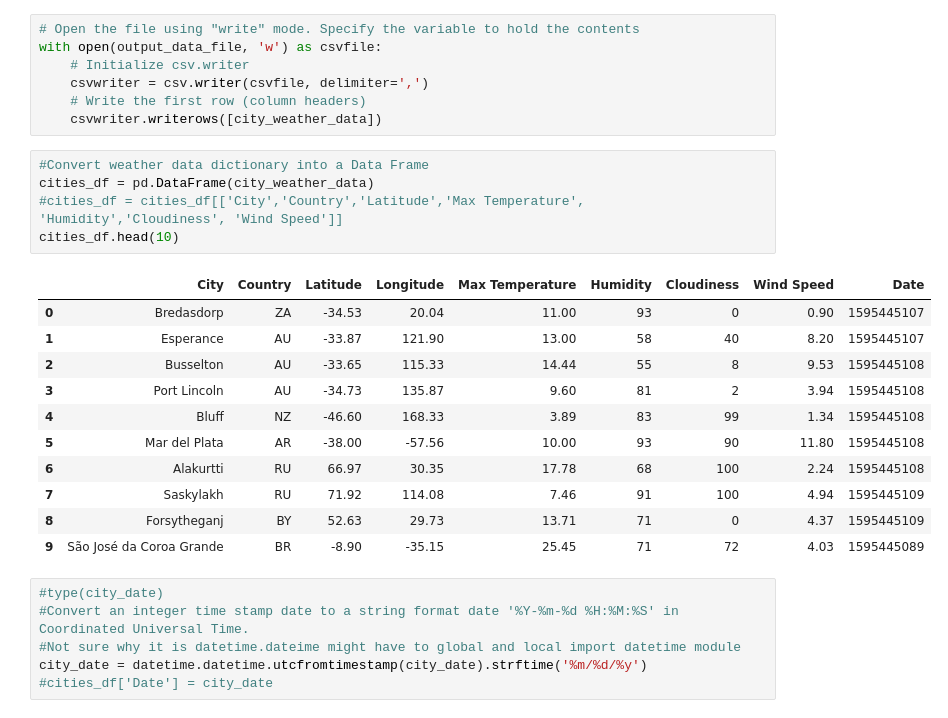
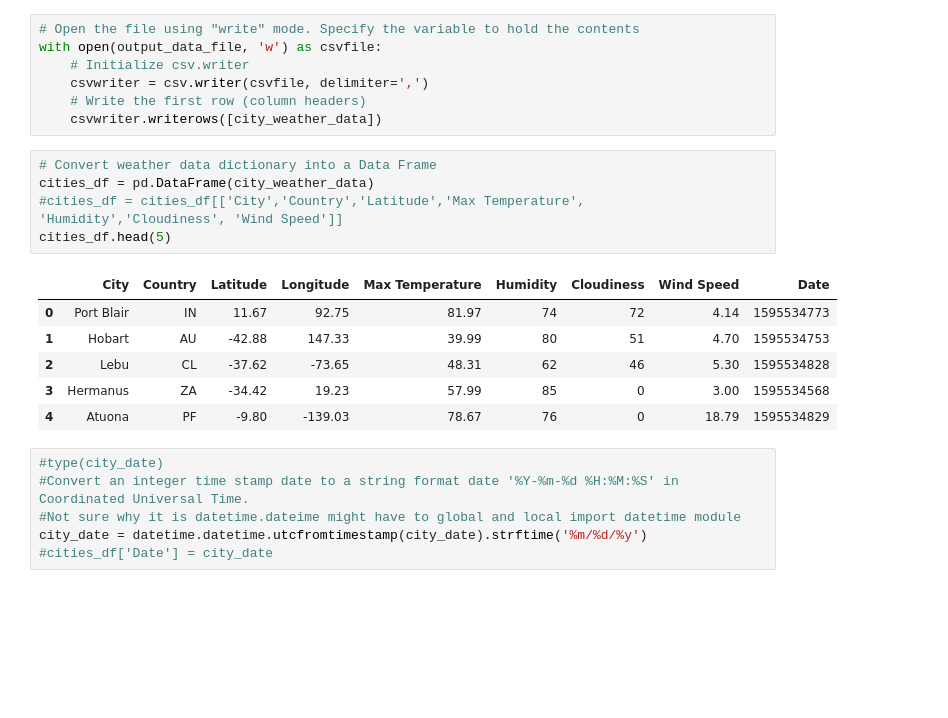
Before and after one commit to allychau/python-api-challenge, a Jupyter notebook: WeatherPy/WeatherPy.ipynb, the cells around one changed output. Drawn from its saved outputs; the diff is of its cells as text; blank space fills up the shorter version.

```diff
--- a/WeatherPy/WeatherPy.ipynb
+++ b/WeatherPy/WeatherPy.ipynb
@@ -142,22 +146,17 @@ with open(output_data_file, 'w') as csvfile:
     # Write the first row (column headers)
     csvwriter.writerows([city_weather_data])
 # %%
-#Convert weather data dictionary into a Data Frame
+# Convert weather data dictionary into a Data Frame
 cities_df = pd.DataFrame(city_weather_data)
 #cities_df = cities_df[['City','Country','Latitude','Max Temperature', 'Humidity','Cloudiness', 'Wind Speed']]
-cities_df.head(10)
+cities_df.head(5)
 # %% [output]
 |  | City | Country | Latitude | Longitude | Max Temperature | Humidity | Cloudiness | Wind Speed | Date |
-| 0 | Bredasdorp | ZA | -34.53 | 20.04 | 11.00 | 93 | 0 | 0.90 | 1595445107 |
-| 1 | Esperance | AU | -33.87 | 121.90 | 13.00 | 58 | 40 | 8.20 | 1595445107 |
-| 2 | Busselton | AU | -33.65 | 115.33 | 14.44 | 55 | 8 | 9.53 | 1595445108 |
-| 3 | Port Lincoln | AU | -34.73 | 135.87 | 9.60 | 81 | 2 | 3.94 | 1595445108 |
-| 4 | Bluff | NZ | -46.60 | 168.33 | 3.89 | 83 | 99 | 1.34 | 1595445108 |
-| 5 | Mar del Plata | AR | -38.00 | -57.56 | 10.00 | 93 | 90 | 11.80 | 1595445108 |
-| 6 | Alakurtti | RU | 66.97 | 30.35 | 17.78 | 68 | 100 | 2.24 | 1595445108 |
-| 7 | Saskylakh | RU | 71.92 | 114.08 | 7.46 | 91 | 100 | 4.94 | 1595445109 |
-| 8 | Forsytheganj | BY | 52.63 | 29.73 | 13.71 | 71 | 0 | 4.37 | 1595445109 |
-| 9 | São José da Coroa Grande | BR | -8.90 | -35.15 | 25.45 | 71 | 72 | 4.03 | 1595445089 |
+| 0 | Port Blair | IN | 11.67 | 92.75 | 81.97 | 74 | 72 | 4.14 | 1595534773 |
+| 1 | Hobart | AU | -42.88 | 147.33 | 39.99 | 80 | 51 | 4.70 | 1595534753 |
+| 2 | Lebu | CL | -37.62 | -73.65 | 48.31 | 62 | 46 | 5.30 | 1595534828 |
+| 3 | Hermanus | ZA | -34.42 | 19.23 | 57.99 | 85 | 0 | 3.00 | 1595534568 |
+| 4 | Atuona | PF | -9.80 | -139.03 | 78.67 | 76 | 0 | 18.79 | 1595534829 |
 # %%
 #type(city_date)
 #Convert an integer time stamp date to a string format date '%Y-%m-%d %H:%M:%S' in Coordinated Universal Time.
```
Also changed, not shown: parts of 35 cells of this notebook.
